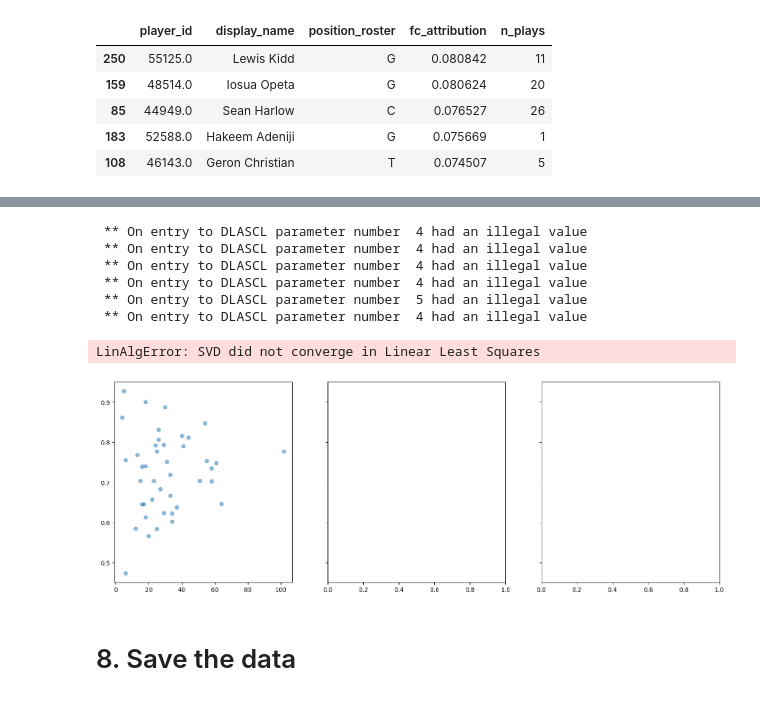
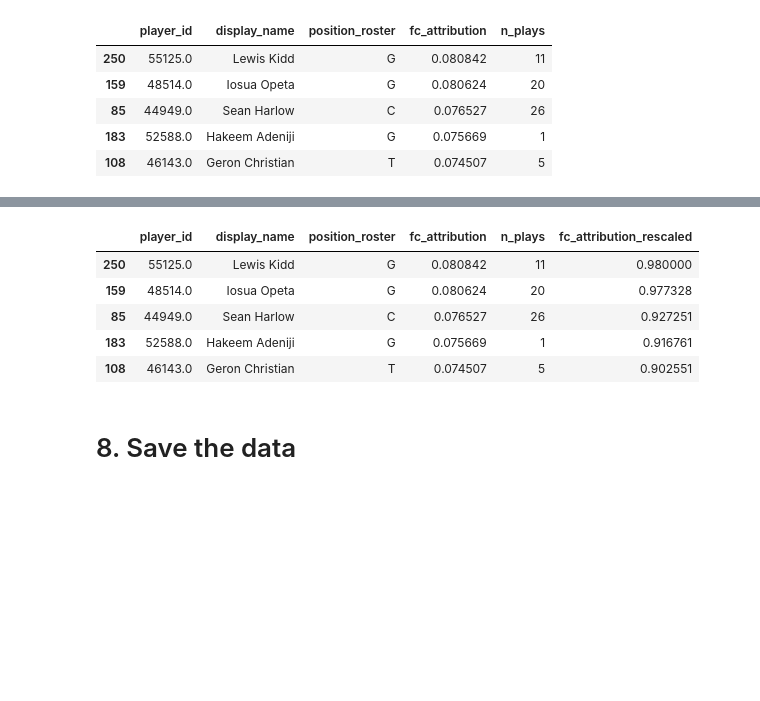
Before and after one commit to lneuendorf/oline-run-blocking-grades, a Jupyter notebook: process/04_analysis.ipynb, the cells around one changed output, grey strips where cells are left out. Drawn from its saved outputs; the diff is of its cells as text; code cells hidden in the pictures; blank space fills up the shorter version.

```diff
--- a/process/04_analysis.ipynb
+++ b/process/04_analysis.ipynb
@@ -338,48 +62,12 @@ LinAlgError: SVD did not converge in Linear Least Squares
-# %%
-import matplotlib.pyplot as plt
-import numpy as np
-
-positions = ['C', 'G', 'T']
-position_names = {'C': 'Centers', 'G': 'Guards', 'T': 'Tackles'}
-
-fig, axes = plt.subplots(1, 3, figsize=(18, 6), sharey=True)
-
-for ax, position in zip(axes, positions):
-    grouped_attrib = ol_attrib_final.query('position_roster == @position')
-    x = grouped_attrib['w_av']
-    y = grouped_attrib['fc_attribution_rescaled']
-
-    # Scatter plot
-    ax.scatter(x, y, alpha=0.5)
-
-    # Best fit line
-    coeffs = np.polyfit(x, y, 1)
-    fit_line = np.poly1d(coeffs)(x)
-    ax.plot(x, fit_line, color='red', linewidth=2, label='Best Fit Line')
-
-    # R² calculation
-    r2 = np.corrcoef(x, y)[0, 1] ** 2
-    ax.text(0.05, 0.95, f'R² = {r2:.3f}', transform=ax.transAxes, fontsize=12,
-            bbox=dict(facecolor='white', alpha=0.7))
-
-    ax.set_title(position_names[position])
-    ax.set_xlabel('WAV')
-    if position == 'C':
-        ax.set_ylabel('RB Field Control Attribution')
-    ax.grid(True)
-
-fig.suptitle('WAV vs RB Field Control Attribution by Offensive Line Position', fontsize=16, y=1.02)
-plt.tight_layout()
-plt.show()
-# %% [output]
- ** On entry to DLASCL parameter number  4 had an illegal value
- ** On entry to DLASCL parameter number  4 had an illegal value
- ** On entry to DLASCL parameter number  4 had an illegal value
- ** On entry to DLASCL parameter number  4 had an illegal value
- ** On entry to DLASCL parameter number  5 had an illegal value
- ** On entry to DLASCL parameter number  4 had an illegal value
-LinAlgError: SVD did not converge in Linear Least Squares
-[figure, removed]
+# %%
+ol_attrib.head()
+# %% [output]
+|  | player_id | display_name | position_roster | fc_attribution | n_plays | fc_attribution_rescaled |
+| 250 | 55125.0 | Lewis Kidd | G | 0.080842 | 11 | 0.980000 |
+| 159 | 48514.0 | Iosua Opeta | G | 0.080624 | 20 | 0.977328 |
+| 85 | 44949.0 | Sean Harlow | C | 0.076527 | 26 | 0.927251 |
+| 183 | 52588.0 | Hakeem Adeniji | G | 0.075669 | 1 | 0.916761 |
+| 108 | 46143.0 | Geron Christian | T | 0.074507 | 5 | 0.902551 |
 # %% [markdown]
 # 8. Save the data
 # %%
```
Also changed, not shown: parts of 19 cells of this notebook, 3 other files.
